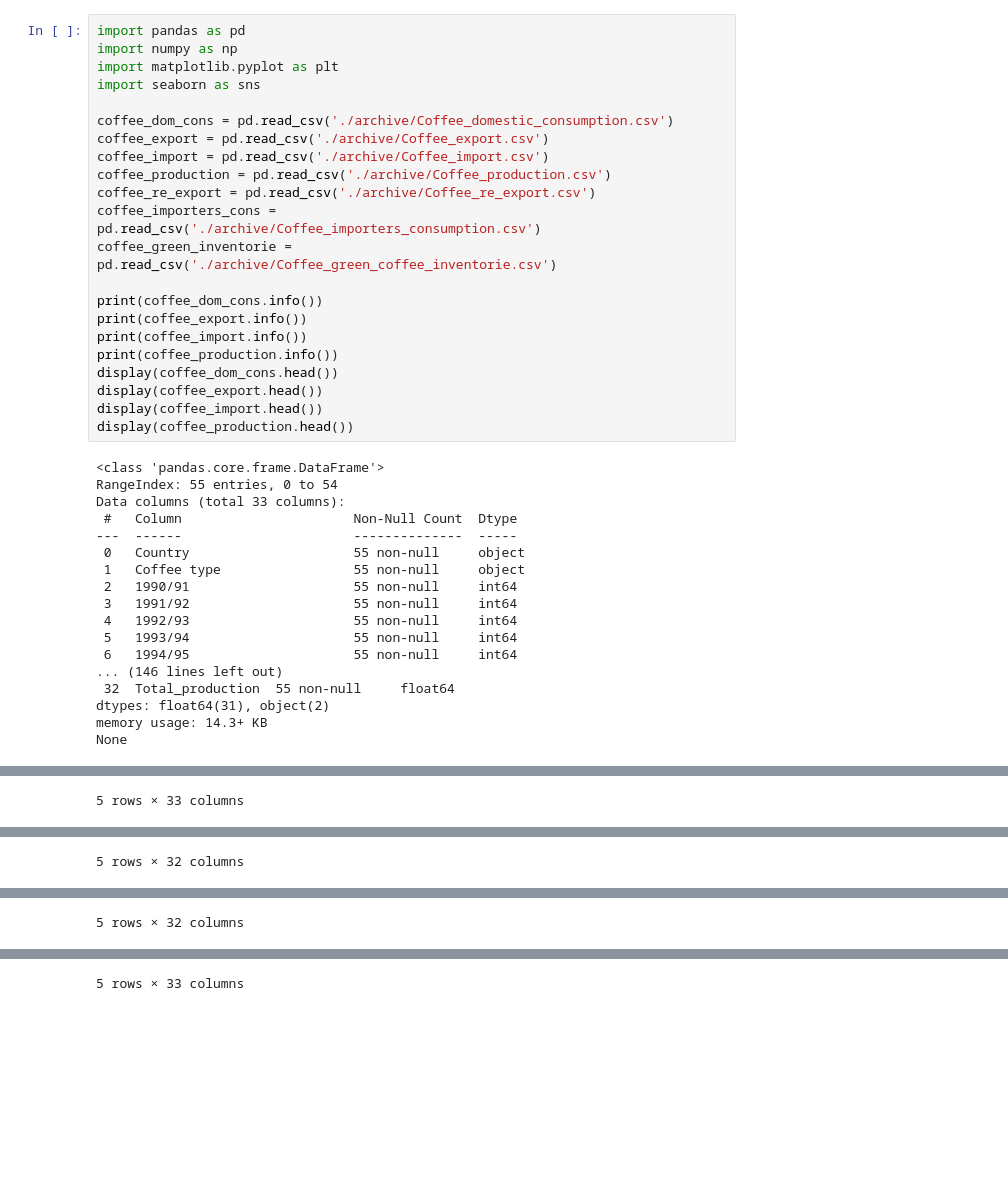
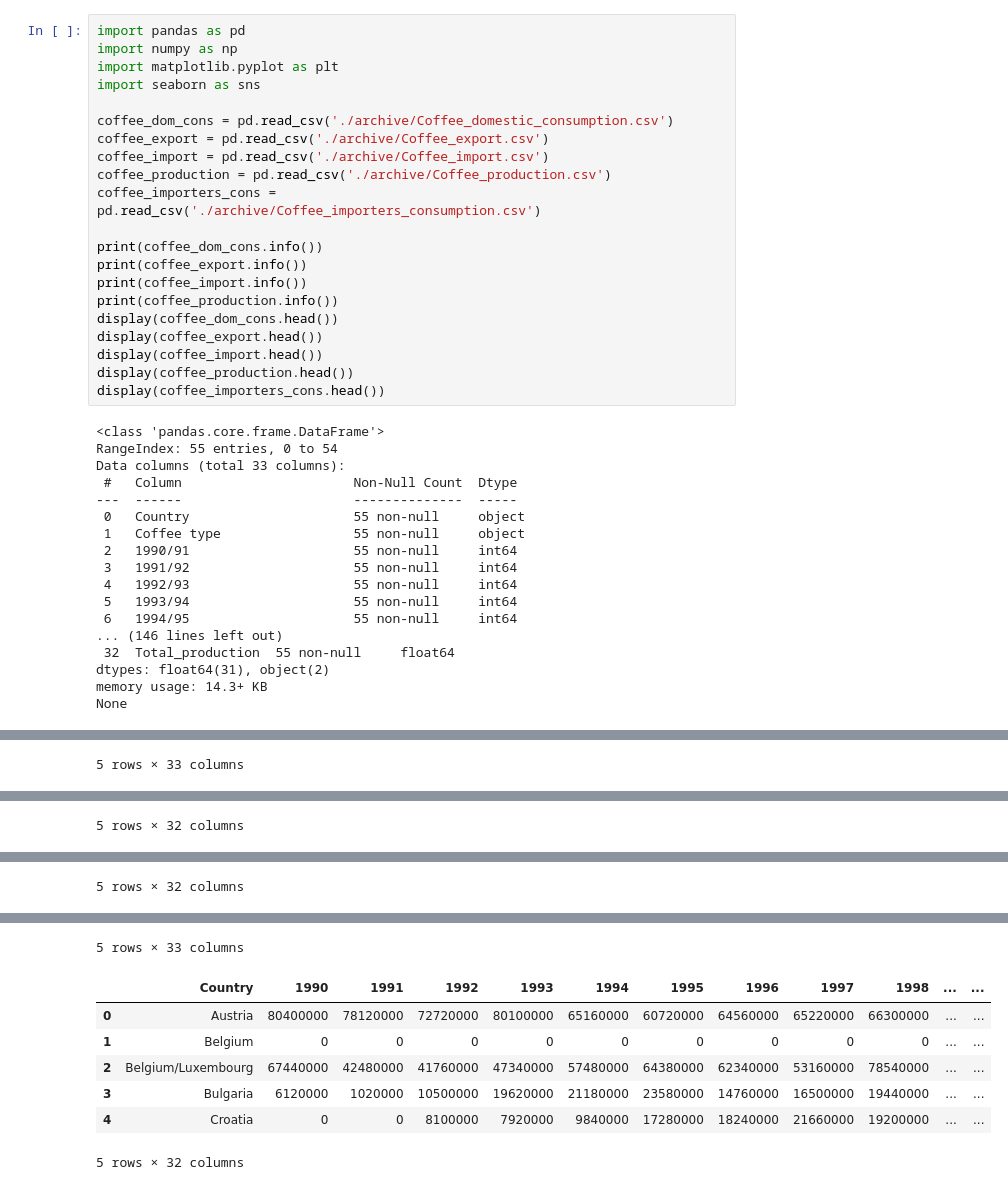
Before and after one commit to fea-dev-usp/Dia-Nacional-do-Cafe, a Jupyter notebook: coffee/app.ipynb, the cells around one changed output, grey strips where cells are left out. Cells and saved outputs as stored; diff of their text form; blank space fills up the shorter version.

```diff
--- a/coffee/app.ipynb
+++ b/coffee/app.ipynb
@@ -8,9 +8,7 @@ coffee_dom_cons = pd.read_csv('./archive/Coffee_domestic_consumption.csv')
 coffee_export = pd.read_csv('./archive/Coffee_export.csv')
 coffee_import = pd.read_csv('./archive/Coffee_import.csv')
 coffee_production = pd.read_csv('./archive/Coffee_production.csv')
-coffee_re_export = pd.read_csv('./archive/Coffee_re_export.csv')
 coffee_importers_cons = pd.read_csv('./archive/Coffee_importers_consumption.csv')
-coffee_green_inventorie = pd.read_csv('./archive/Coffee_green_coffee_inventorie.csv')
 
 print(coffee_dom_cons.info())
 print(coffee_export.info())
@@ -20,6 +18,7 @@ display(coffee_dom_cons.head())
 display(coffee_export.head())
 display(coffee_import.head())
 display(coffee_production.head())
+display(coffee_importers_cons.head())
 # %% [output]
 <class 'pandas.core.frame.DataFrame'>
 RangeIndex: 55 entries, 0 to 54
@@ -39,30 +38,37 @@ dtypes: float64(31), object(2)
 memory usage: 14.3+ KB
 None
 |  | Country | Coffee type | 1990/91 | 1991/92 | 1992/93 | 1993/94 | 1994/95 | 1995/96 | 1996/97 | 1997/98 | ... | ... |
 | 0 | Angola | Robusta/Arabica | 1200000 | 1800000 | 2100000 | 1200000 | 1500000 | 600000 | 1200000 | 2400000 | ... | ... |
 | 1 | Bolivia (Plurinational State of) | Arabica | 1500000 | 1620000 | 1650000 | 1710000 | 1770000 | 1830000 | 1890000 | 1950000 | ... | ... |
 | 2 | Brazil | Arabica/Robusta | 492000000 | 510000000 | 534000000 | 546000000 | 558000000 | 606000000 | 660000000 | 690000000 | ... | ... |
 | 3 | Burundi | Arabica/Robusta | 120000 | 96000 | 102000 | 114600 | 120000 | 120000 | 120000 | 120000 | ... | ... |
 | 4 | Ecuador | Arabica/Robusta | 21000000 | 21000000 | 21000000 | 21000000 | 21000000 | 21000000 | 18000000 | 18000000 | ... | ... |
 5 rows × 33 columns
 |  | Country | 1990 | 1991 | 1992 | 1993 | 1994 | 1995 | 1996 | 1997 | 1998 | ... | ... |
 | 0 | Angola | 5040000 | 4260000 | 4800000 | 2340000 | 480000 | 2460000 | 3120000 | 3000000 | 3240000 | ... | ... |
 | 1 | Bolivia (Plurinational State of) | 9360000 | 4440000 | 5760000 | 2820000 | 5040000 | 5640000 | 7380000 | 6660000 | 5820000 | ... | ... |
 | 2 | Brazil | 1016160000 | 1270980000 | 1127460000 | 1070280000 | 1036380000 | 868080000 | 915060000 | 1008060000 | 1088640000 | ... | ... |
 | 3 | Burundi | 35100000 | 41280000 | 38760000 | 25080000 | 30480000 | 31680000 | 13440000 | 31740000 | 22440000 | ... | ... |
 | 4 | Cameroon | 156660000 | 105120000 | 98760000 | 42300000 | 32760000 | 24420000 | 33840000 | 82080000 | 44760000 | ... | ... |
 5 rows × 32 columns
 |  | Country | 1990 | 1991 | 1992 | 1993 | 1994 | 1995 | 1996 | 1997 | 1998 | ... | ... |
 | 0 | Austria | 112800000 | 123480000 | 132360000 | 110160000 | 85020000 | 73860000 | 72600000 | 77640000 | 77580000 | ... | ... |
 | 1 | Belgium | 0 | 0 | 0 | 0 | 0 | 0 | 0 | 0 | 0 | ... | ... |
 | 2 | Belgium/Luxembourg | 120900000 | 104760000 | 109680000 | 123780000 | 135720000 | 144060000 | 151560000 | 152640000 | 214800000 | ... | ... |
 | 3 | Bulgaria | 16080000 | 12000000 | 10920000 | 23820000 | 27780000 | 30900000 | 16320000 | 17640000 | 20520000 | ... | ... |
 | 4 | Croatia | 0 | 0 | 10080000 | 9780000 | 11580000 | 19200000 | 19320000 | 23100000 | 20340000 | ... | ... |
 5 rows × 32 columns
 |  | Country | Coffee type | 1990/91 | 1991/92 | 1992/93 | 1993/94 | 1994/95 | 1995/96 | 1996/97 | 1997/98 | ... | ... |
 | 0 | Angola | Robusta/Arabica | 3.000000e+06 | 4.740000e+06 | 4.680000e+06 | 1.980000e+06 | 4.620000e+06 | 3.720000e+06 | 4.260000e+06 | 3.840000e+06 | ... | ... |
 | 1 | Bolivia (Plurinational State of) | Arabica | 7.380000e+06 | 6.240000e+06 | 7.200000e+06 | 3.060000e+06 | 7.020000e+06 | 8.520000e+06 | 7.500000e+06 | 8.460000e+06 | ... | ... |
 | 2 | Brazil | Arabica/Robusta | 1.637160e+09 | 1.637580e+09 | 2.076180e+09 | 1.690020e+09 | 1.691520e+09 | 1.083600e+09 | 1.751820e+09 | 1.568880e+09 | ... | ... |
 | 3 | Burundi | Arabica/Robusta | 2.922000e+07 | 4.002000e+07 | 3.720000e+07 | 2.358000e+07 | 3.984000e+07 | 2.604000e+07 | 2.406000e+07 | 1.500000e+07 | ... | ... |
 | 4 | Ecuador | Arabica/Robusta | 9.024000e+07 | 1.274400e+08 | 7.110000e+07 | 1.241400e+08 | 1.425600e+08 | 1.132800e+08 | 1.195800e+08 | 7.146000e+07 | ... | ... |
 5 rows × 33 columns
+|  | Country | 1990 | 1991 | 1992 | 1993 | 1994 | 1995 | 1996 | 1997 | 1998 | ... | ... |
+| 0 | Austria | 80400000 | 78120000 | 72720000 | 80100000 | 65160000 | 60720000 | 64560000 | 65220000 | 66300000 | ... | ... |
+| 1 | Belgium | 0 | 0 | 0 | 0 | 0 | 0 | 0 | 0 | 0 | ... | ... |
+| 2 | Belgium/Luxembourg | 67440000 | 42480000 | 41760000 | 47340000 | 57480000 | 64380000 | 62340000 | 53160000 | 78540000 | ... | ... |
+| 3 | Bulgaria | 6120000 | 1020000 | 10500000 | 19620000 | 21180000 | 23580000 | 14760000 | 16500000 | 19440000 | ... | ... |
+| 4 | Croatia | 0 | 0 | 8100000 | 7920000 | 9840000 | 17280000 | 18240000 | 21660000 | 19200000 | ... | ... |
+5 rows × 32 columns
```
Also changed, not shown: parts of 3 cells of this notebook.
